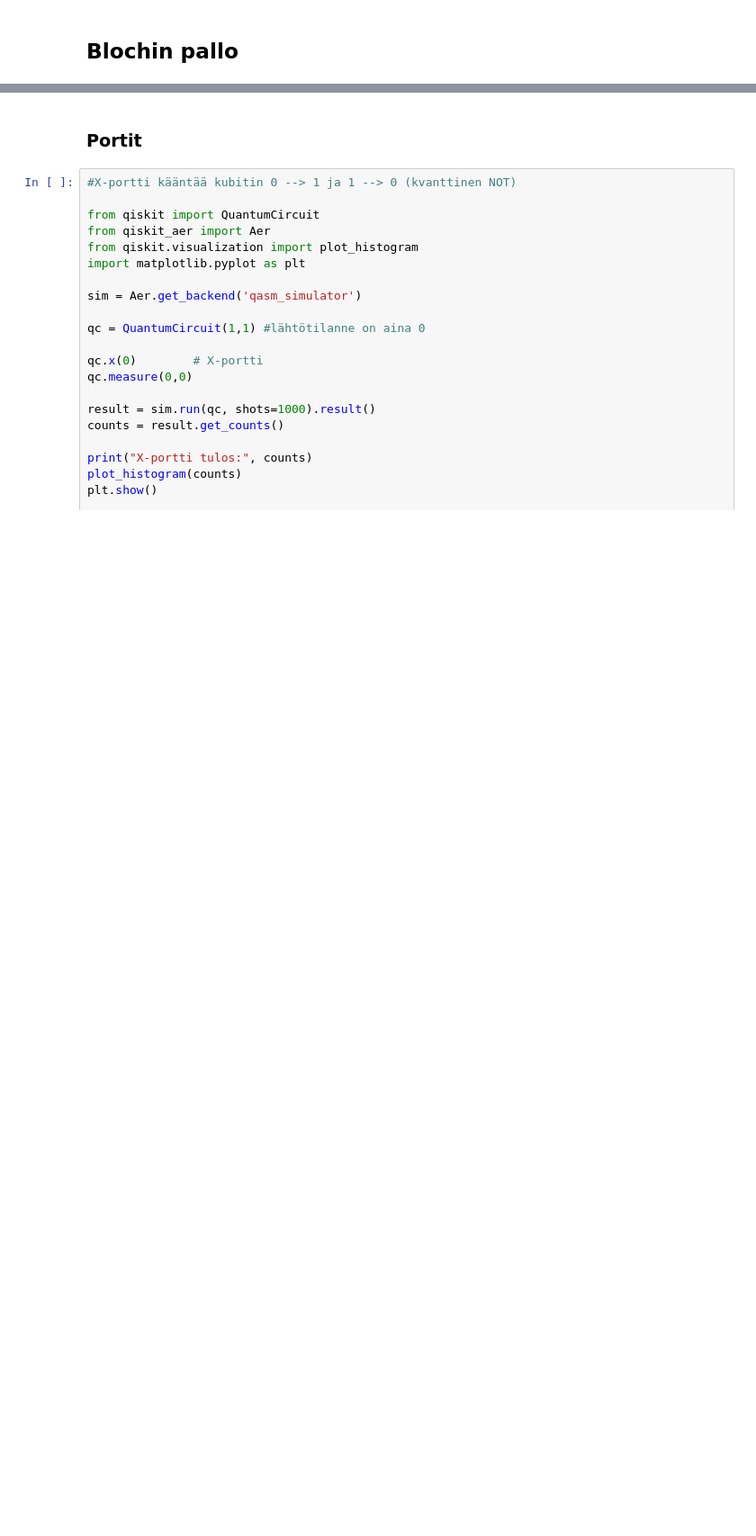
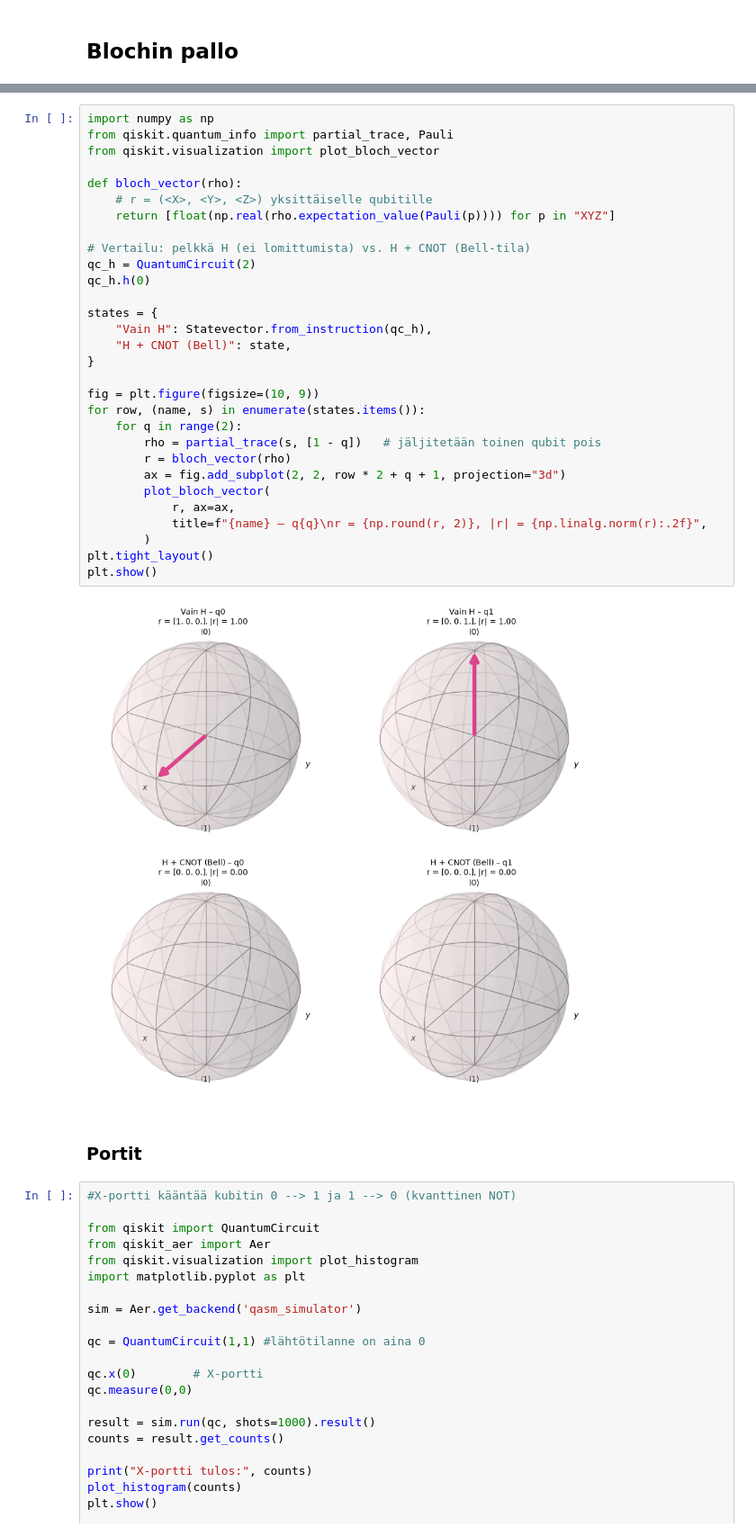
Before and after one commit to AaltoJunior/Kvantti-tyopaja, a Jupyter notebook: notebooks/FI/fi.ipynb, the cells around one changed output, grey strips where cells are left out. Shown at 90% size. Cells and saved outputs as stored; diff of their text form; blank space fills up the shorter version.

```diff
--- a/notebooks/FI/fi.ipynb
+++ b/notebooks/FI/fi.ipynb
@@ -108,3 +111,35 @@ bloch_fig
+# %%
+import numpy as np
+from qiskit.quantum_info import partial_trace, Pauli
+from qiskit.visualization import plot_bloch_vector
+
+def bloch_vector(rho):
+    # r = (<X>, <Y>, <Z>) yksittäiselle qubitille
+    return [float(np.real(rho.expectation_value(Pauli(p)))) for p in "XYZ"]
+
+# Vertailu: pelkkä H (ei lomittumista) vs. H + CNOT (Bell-tila)
+qc_h = QuantumCircuit(2)
+qc_h.h(0)
+
+states = {
+    "Vain H": Statevector.from_instruction(qc_h),
+    "H + CNOT (Bell)": state,
+}
+
+fig = plt.figure(figsize=(10, 9))
+for row, (name, s) in enumerate(states.items()):
+    for q in range(2):
+        rho = partial_trace(s, [1 - q])   # jäljitetään toinen qubit pois
+        r = bloch_vector(rho)
+        ax = fig.add_subplot(2, 2, row * 2 + q + 1, projection="3d")
+        plot_bloch_vector(
+            r, ax=ax,
+            title=f"{name} – q{q}\nr = {np.round(r, 2)}, |r| = {np.linalg.norm(r):.2f}",
+        )
+plt.tight_layout()
+plt.show()
+# %% [output]
+[figure, added]
 # %% [markdown]
 ### Portit
 # %%
```
Also changed, not shown: parts of 3 cells of this notebook, 1 other file.
